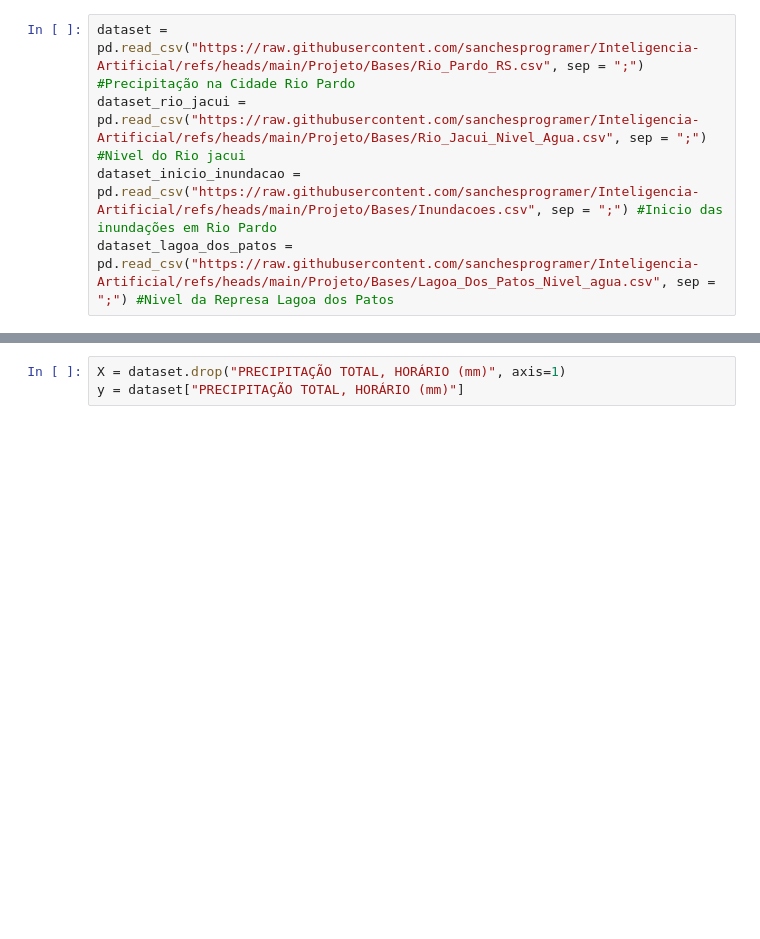
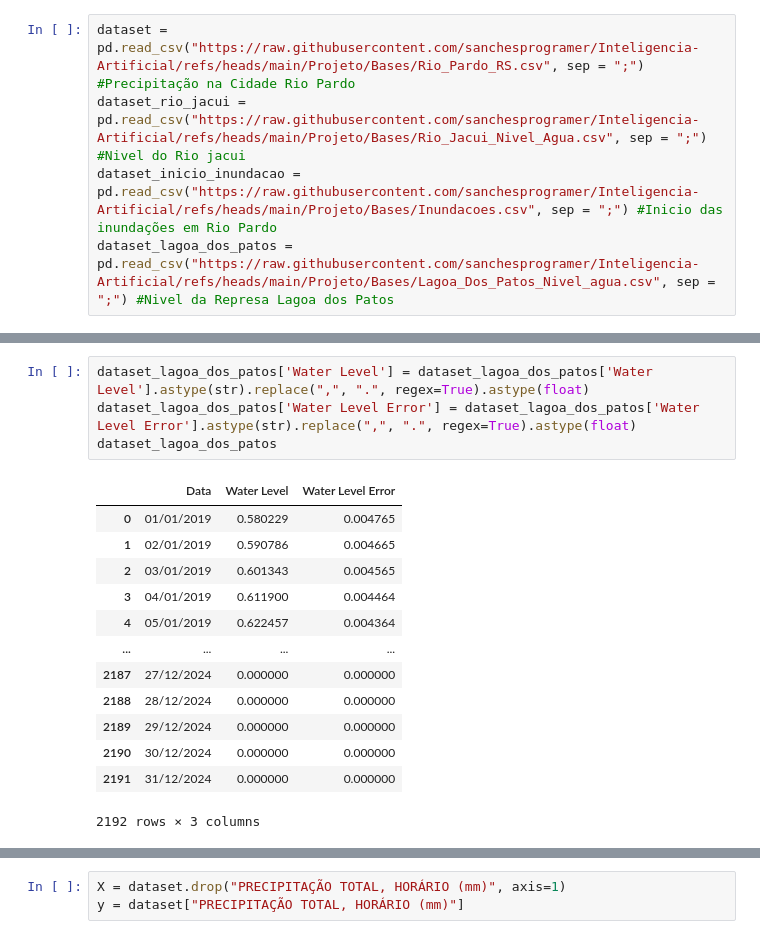
Before and after one commit to sanchesprogramer/Inteligencia-Artificial, a Jupyter notebook: Projeto/analise.ipynb, the cells around one changed output, grey strips where cells are left out. Drawn from its saved outputs; the diff is of its cells as text; blank space fills up the shorter version.

```diff
--- a/Projeto/analise.ipynb
+++ b/Projeto/analise.ipynb
@@ -99,0 +67,18 @@ dataset_rio_pardo.head()
+# %%
+dataset_lagoa_dos_patos['Water Level'] = dataset_lagoa_dos_patos['Water Level'].astype(str).replace(",", ".", regex=True).astype(float)
+dataset_lagoa_dos_patos['Water Level Error'] = dataset_lagoa_dos_patos['Water Level Error'].astype(str).replace(",", ".", regex=True).astype(float)
+dataset_lagoa_dos_patos
+# %% [output]
+|  | Data | Water Level | Water Level Error |
+| 0 | 01/01/2019 | 0.580229 | 0.004765 |
+| 1 | 02/01/2019 | 0.590786 | 0.004665 |
+| 2 | 03/01/2019 | 0.601343 | 0.004565 |
+| 3 | 04/01/2019 | 0.611900 | 0.004464 |
+| 4 | 05/01/2019 | 0.622457 | 0.004364 |
+| ... | ... | ... | ... |
+| 2187 | 27/12/2024 | 0.000000 | 0.000000 |
+| 2188 | 28/12/2024 | 0.000000 | 0.000000 |
+| 2189 | 29/12/2024 | 0.000000 | 0.000000 |
+| 2190 | 30/12/2024 | 0.000000 | 0.000000 |
+| 2191 | 31/12/2024 | 0.000000 | 0.000000 |
+2192 rows × 3 columns
```
Also changed, not shown: parts of 80 cells of this notebook.
